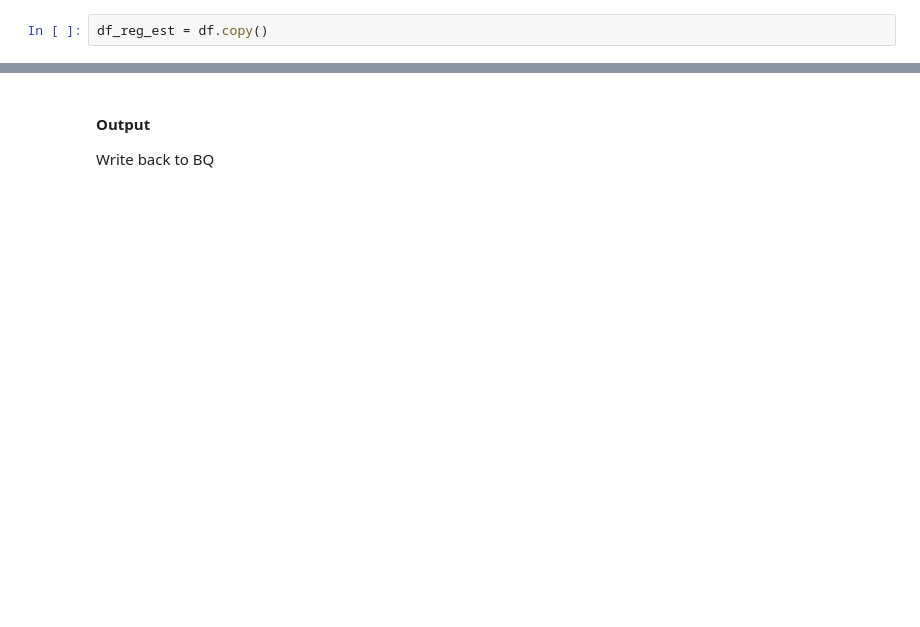
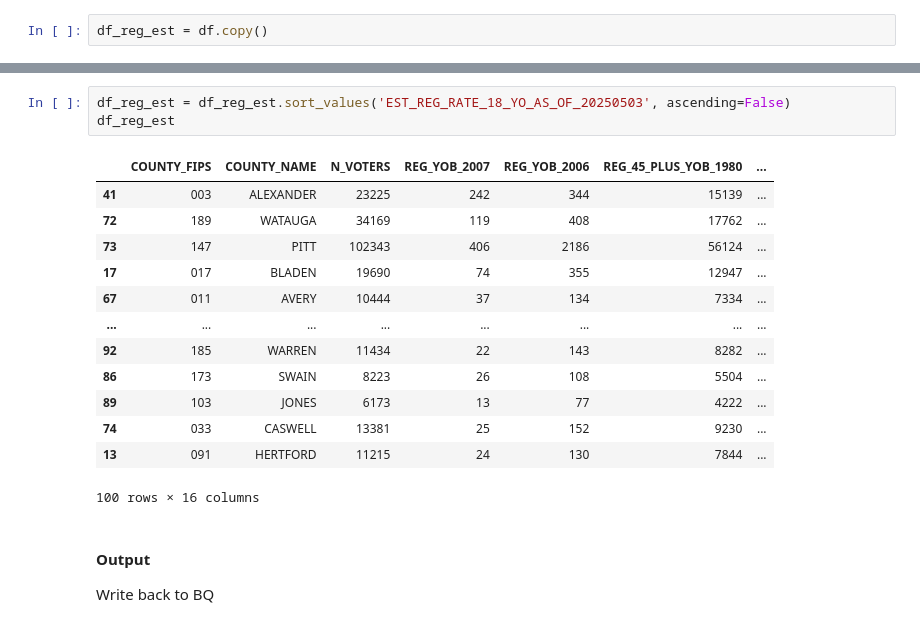
Before and after one commit to CivicsCenter/north-carolina, a Jupyter notebook: nc_scorecard_output_20250503.ipynb, the cells around one changed output, grey strips where cells are left out. Saved outputs shown, nothing was run; the diff lists cells and outputs as text; blank space fills up the shorter version.

```diff
--- a/nc_scorecard_output_20250503.ipynb
+++ b/nc_scorecard_output_20250503.ipynb
@@ -176,3 +264,20 @@ df_reg_est.sort_values(EST_45_PLUS_YO_THIS_YEAR, ascending=False)
+# %%
+df_reg_est = df_reg_est.sort_values('EST_REG_RATE_18_YO_AS_OF_20250503', ascending=False)
+df_reg_est
+# %% [output]
+|  | COUNTY_FIPS | COUNTY_NAME | N_VOTERS | REG_YOB_2007 | REG_YOB_2006 | REG_45_PLUS_YOB_1980 | ... |
+| 41 | 003 | ALEXANDER | 23225 | 242 | 344 | 15139 | ... |
+| 72 | 189 | WATAUGA | 34169 | 119 | 408 | 17762 | ... |
+| 73 | 147 | PITT | 102343 | 406 | 2186 | 56124 | ... |
+| 17 | 017 | BLADEN | 19690 | 74 | 355 | 12947 | ... |
+| 67 | 011 | AVERY | 10444 | 37 | 134 | 7334 | ... |
+| ... | ... | ... | ... | ... | ... | ... | ... |
+| 92 | 185 | WARREN | 11434 | 22 | 143 | 8282 | ... |
+| 86 | 173 | SWAIN | 8223 | 26 | 108 | 5504 | ... |
+| 89 | 103 | JONES | 6173 | 13 | 77 | 4222 | ... |
+| 74 | 033 | CASWELL | 13381 | 25 | 152 | 9230 | ... |
+| 13 | 091 | HERTFORD | 11215 | 24 | 130 | 7844 | ... |
+100 rows × 16 columns
 # %% [markdown]
 #### Output
 Write back to BQ
```
Also changed, not shown: parts of 36 cells of this notebook, 7 other files.
